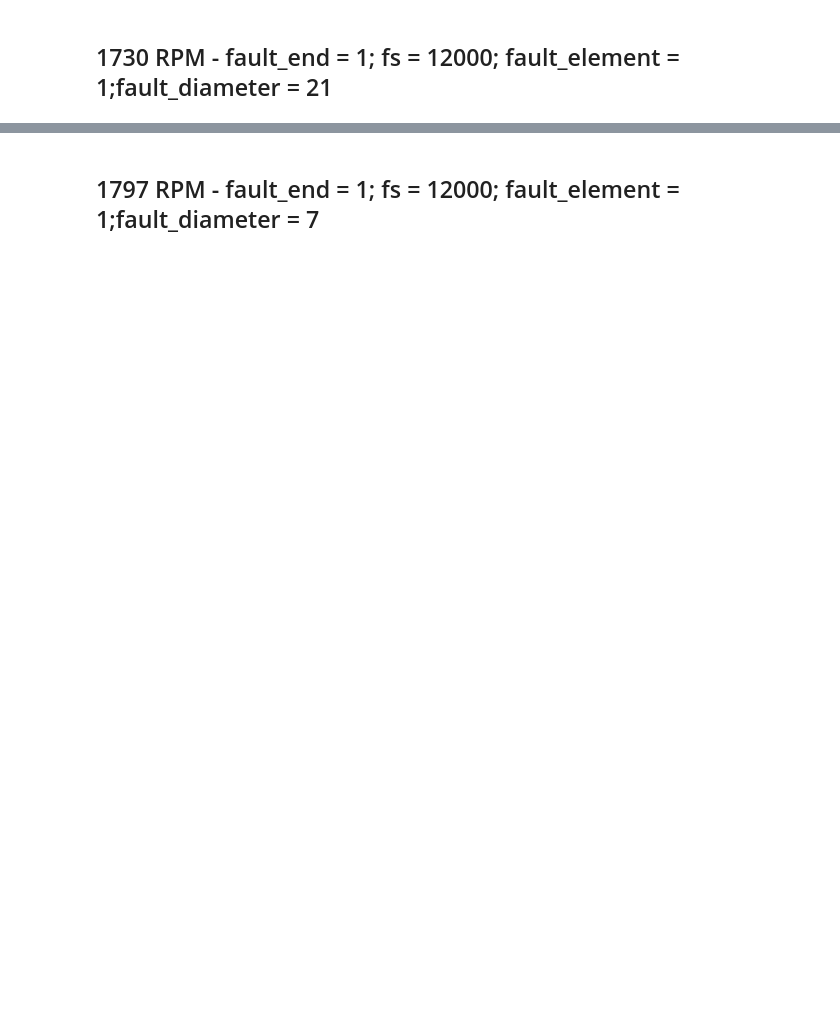
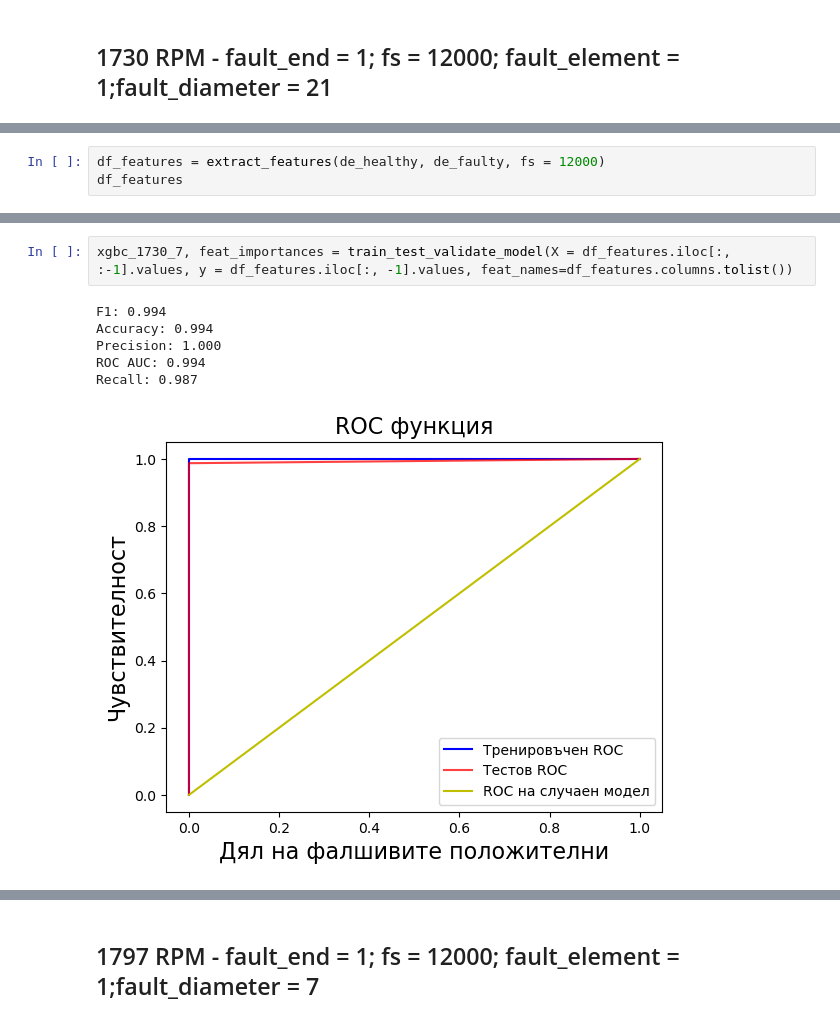
Before and after one commit to AtanasKolevNBU/PhD, a Jupyter notebook: notebooks/HHT/feature_extraction.ipynb, the cells around one changed output, grey strips where cells are left out. Drawn from its saved outputs; the diff is of its cells as text; blank space fills up the shorter version.

```diff
--- a/notebooks/HHT/feature_extraction.ipynb
+++ b/notebooks/HHT/feature_extraction.ipynb
@@ -208,0 +236,3 @@ Recall: 1.000
+# %%
+df_features = extract_features(de_healthy, de_faulty, fs = 12000)
+df_features
@@ -208,0 +253,9 @@ Recall: 1.000
+# %%
+xgbc_1730_7, feat_importances = train_test_validate_model(X = df_features.iloc[:, :-1].values, y = df_features.iloc[:, -1].values, feat_names=df_features.columns.tolist())
+# %% [output]
+F1: 0.994
+Accuracy: 0.994
+Precision: 1.000
+ROC AUC: 0.994
+Recall: 0.987
+[figure, added]
```
Also changed, not shown: parts of 32 cells of this notebook, 1 other file.
